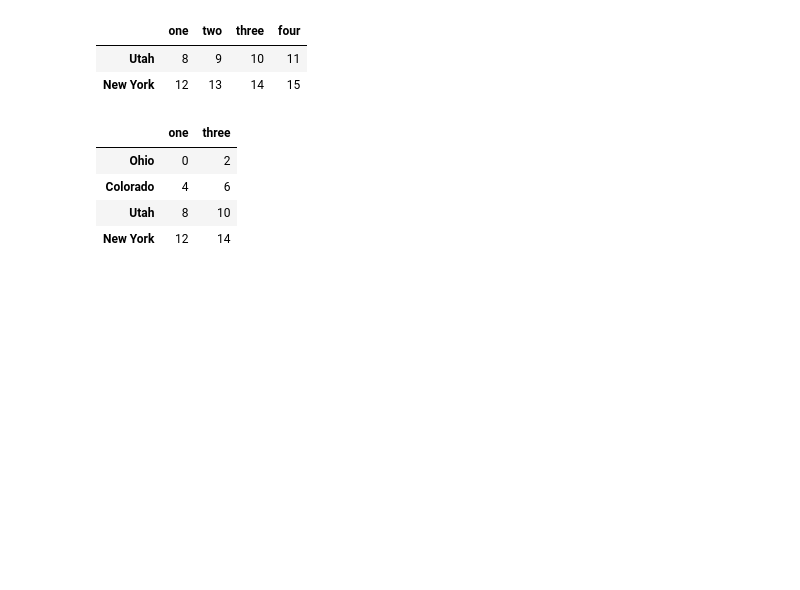
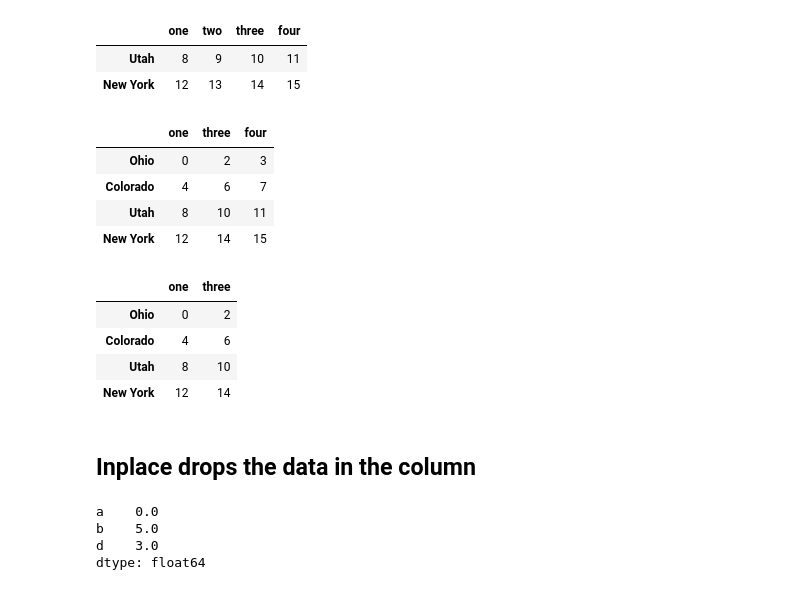
Before and after one commit to LydiaStoneKonstanski/WesCh5, a Jupyter notebook: Chapter5WorkAlong.ipynb, the cells around one changed output. Cells and saved outputs as stored; diff of their text form; code cells hidden in the pictures; blank space fills up the shorter version.

```diff
--- a/Chapter5WorkAlong.ipynb
+++ b/Chapter5WorkAlong.ipynb
@@ -631,6 +631,14 @@ data.drop(['Colorado', 'Ohio'])
 |  | one | two | three | four |
 | Utah | 8 | 9 | 10 | 11 |
 | New York | 12 | 13 | 14 | 15 |
+# %%
+data.drop('two', axis=1)
+# %% [output]
+|  | one | three | four |
+| Ohio | 0 | 2 | 3 |
+| Colorado | 4 | 6 | 7 |
+| Utah | 8 | 10 | 11 |
+| New York | 12 | 14 | 15 |
 # %%
 data.drop(['two', 'four'], axis= 'columns')
 # %% [output]
@@ -642,2 +652,9 @@ data.drop(['two', 'four'], axis= 'columns')
+# %% [markdown]
+## Inplace drops the data in the column
 # %%
-obj.drop
+obj
+# %% [output]
+a    0.0
+b    5.0
+d    3.0
+dtype: float64
```
Also changed, not shown: parts of 48 cells of this notebook.
